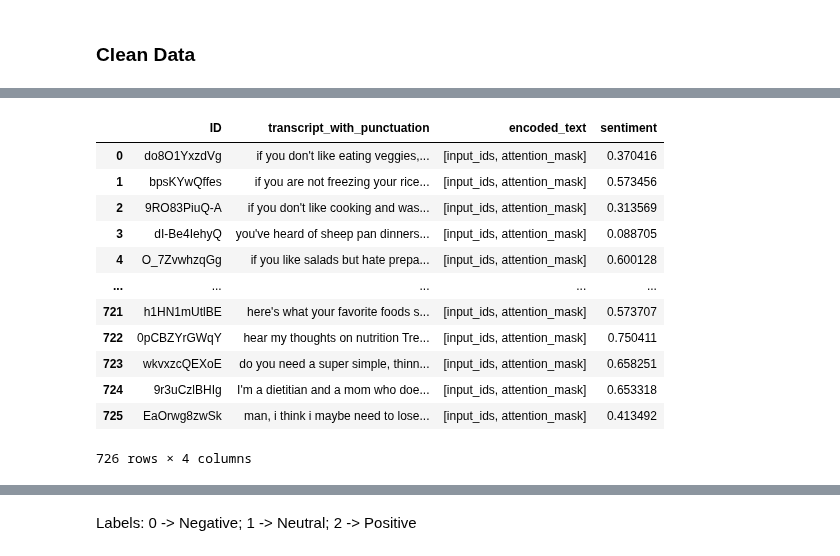
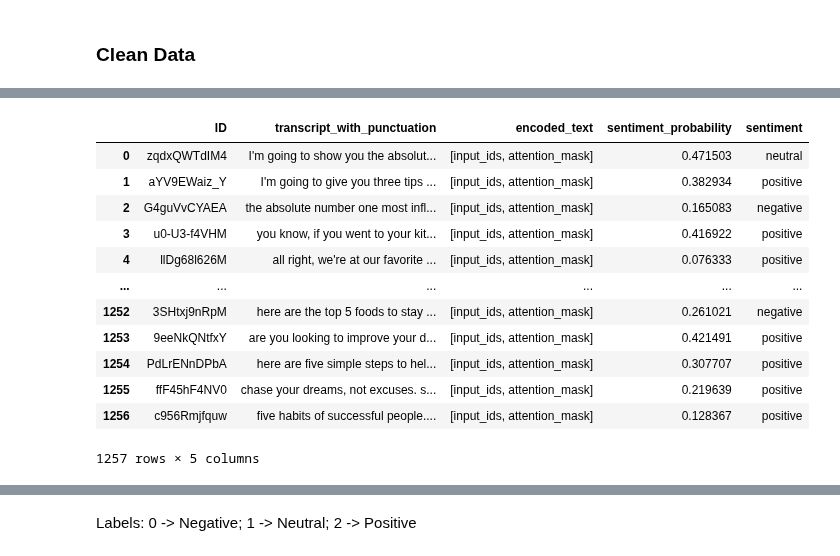
Before and after one commit to rileybaerg/TruthTube, a Jupyter notebook: transcript_document_sentiment.ipynb, the cells around one changed output, grey strips where cells are left out. Saved outputs shown, nothing was run; the diff lists cells and outputs as text; code cells hidden in the pictures.

```diff
--- a/transcript_document_sentiment.ipynb
+++ b/transcript_document_sentiment.ipynb
@@ -1,10 +1,10 @@
 # %%
 import pandas as pd
 
-mis_df = pd.read_csv('info_trans_with_punctuation_cleaned.csv')
-info_df = pd.read_csv('misinfo_trans_with_punctuation_cleaned.csv')
+info_df = pd.read_csv('info_trans_with_punctuation_cleaned.csv')
+mis_df = pd.read_csv('misinfo_trans_with_punctuation_cleaned.csv')
 
-mis_df.head(5)
+info_df.head(5)
 # %% [output]
 |  | ID | transcript_with_punctuation |
 | 0 | do8O1YxzdVg | if you don't like eating veggies,... |
@@ -33,9 +16,0 @@ info_df['encoded_text'] = info_df['transcript_with_punctuation'].apply(tokenize_
-# %%
-import torch
-def predict_sentiment(encoded_text):
-  with torch.no_grad():  # Disable gradient calculation for efficiency
-    output = model(**encoded_text)
-    predictions = torch.nn.functional.softmax(output.logits, dim=-1)  # Get probabilities
-    return predictions[:, 1].item()  # Return probability of positive class
-
-info_df['sentiment'] = info_df['encoded_text'].apply(lambda x: predict_sentiment(x))
@@ -58,21 +83,23 @@ info_df
 # %%
 mis_df['encoded_text'] = mis_df['transcript_with_punctuation'].apply(tokenize_text)
-mis_df['sentiment'] = mis_df['encoded_text'].apply(lambda x: predict_sentiment(x))
+mis_df['sentiment_probability'] = np.nan  # Initialize with NaN values
+mis_df['sentiment'] = mis_df['encoded_text'].apply(lambda x: predict_sentiment(x)[0])
+mis_df.update(mis_df[['encoded_text']].apply(g, axis=1))
 mis_df
 # %% [output]
-|  | ID | transcript_with_punctuation | encoded_text | sentiment |
-| 0 | do8O1YxzdVg | if you don't like eating veggies,... | [input_ids, attention_mask] | 0.370416 |
-| 1 | bpsKYwQffes | if you are not freezing your rice... | [input_ids, attention_mask] | 0.573456 |
-| 2 | 9RO83PiuQ-A | if you don't like cooking and was... | [input_ids, attention_mask] | 0.313569 |
-| 3 | dI-Be4IehyQ | you've heard of sheep pan dinners... | [input_ids, attention_mask] | 0.088705 |
-| 4 | O_7ZvwhzqGg | if you like salads but hate prepa... | [input_ids, attention_mask] | 0.600128 |
-| ... | ... | ... | ... | ... |
-| 721 | h1HN1mUtlBE | here's what your favorite foods s... | [input_ids, attention_mask] | 0.573707 |
-| 722 | 0pCBZYrGWqY | hear my thoughts on nutrition Tre... | [input_ids, attention_mask] | 0.750411 |
-| 723 | wkvxzcQEXoE | do you need a super simple, thinn... | [input_ids, attention_mask] | 0.658251 |
-| 724 | 9r3uCzlBHIg | I'm a dietitian and a mom who doe... | [input_ids, attention_mask] | 0.653318 |
-| 725 | EaOrwg8zwSk | man, i think i maybe need to lose... | [input_ids, attention_mask] | 0.413492 |
+|  | ID | transcript_with_punctuation | encoded_text | sentiment_probability | sentiment |
+| 0 | zqdxQWTdIM4 | I'm going to show you the absolut... | [input_ids, attention_mask] | 0.471503 | neutral |
+| 1 | aYV9EWaiz_Y | I'm going to give you three tips ... | [input_ids, attention_mask] | 0.382934 | positive |
+| 2 | G4guVvCYAEA | the absolute number one most infl... | [input_ids, attention_mask] | 0.165083 | negative |
+| 3 | u0-U3-f4VHM | you know, if you went to your kit... | [input_ids, attention_mask] | 0.416922 | positive |
+| 4 | llDg68l626M | all right, we're at our favorite ... | [input_ids, attention_mask] | 0.076333 | positive |
+| ... | ... | ... | ... | ... | ... |
+| 1252 | 3SHtxj9nRpM | here are the top 5 foods to stay ... | [input_ids, attention_mask] | 0.261021 | negative |
+| 1253 | 9eeNkQNtfxY | are you looking to improve your d... | [input_ids, attention_mask] | 0.421491 | positive |
+| 1254 | PdLrENnDPbA | here are five simple steps to hel... | [input_ids, attention_mask] | 0.307707 | positive |
+| 1255 | ffF45hF4NV0 | chase your dreams, not excuses. s... | [input_ids, attention_mask] | 0.219639 | positive |
+| 1256 | c956Rmjfquw | five habits of successful people.... | [input_ids, attention_mask] | 0.128367 | positive |
-726 rows × 4 columns
+1257 rows × 5 columns
 # %%
 mis_df['is_informative'] = int(False)
 info_df['is_informative'] = int(True)
```
Also changed, not shown: parts of 8 cells of this notebook.
